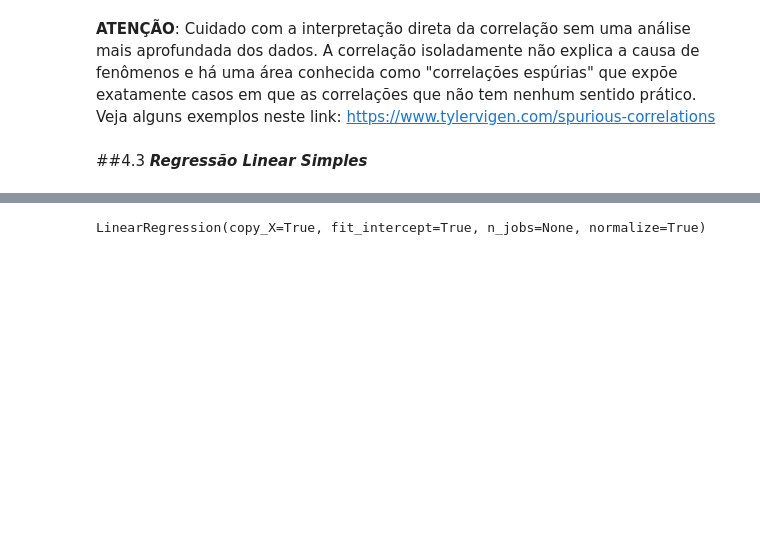
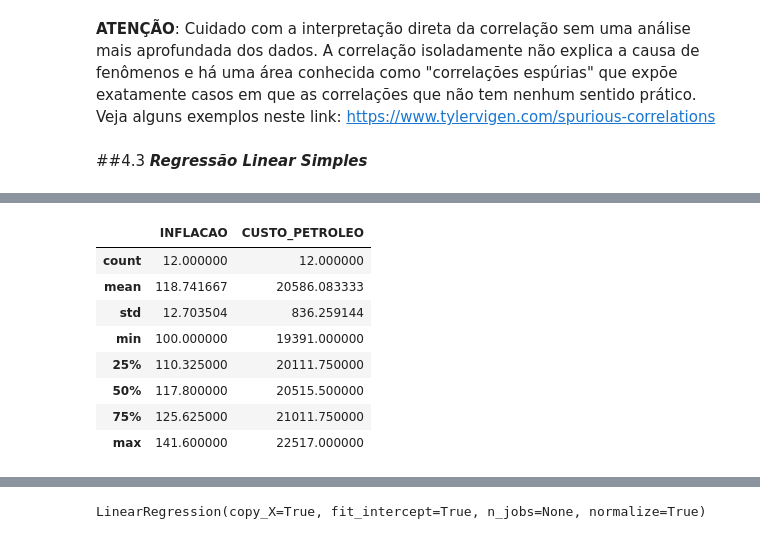
Before and after one commit to janiosl/python.ds, a Jupyter notebook: estatistica/estatistica_basica.ipynb, the cells around one changed output, grey strips where cells are left out. Saved outputs shown, nothing was run; the diff lists cells and outputs as text; code cells hidden in the pictures; blank space fills up the shorter version.

```diff
--- a/estatistica/estatistica_basica.ipynb
+++ b/estatistica/estatistica_basica.ipynb
@@ -1020,0 +1025,12 @@ Onde:
+# %%
+petroleo.describe()
+# %% [output]
+|  | INFLACAO | CUSTO_PETROLEO |
+| count | 12.000000 | 12.000000 |
+| mean | 118.741667 | 20586.083333 |
+| std | 12.703504 | 836.259144 |
+| min | 100.000000 | 19391.000000 |
+| 25% | 110.325000 | 20111.750000 |
+| 50% | 117.800000 | 20515.500000 |
+| 75% | 125.625000 | 21011.750000 |
+| max | 141.600000 | 22517.000000 |
```
Also changed, not shown: parts of 15 cells of this notebook.
